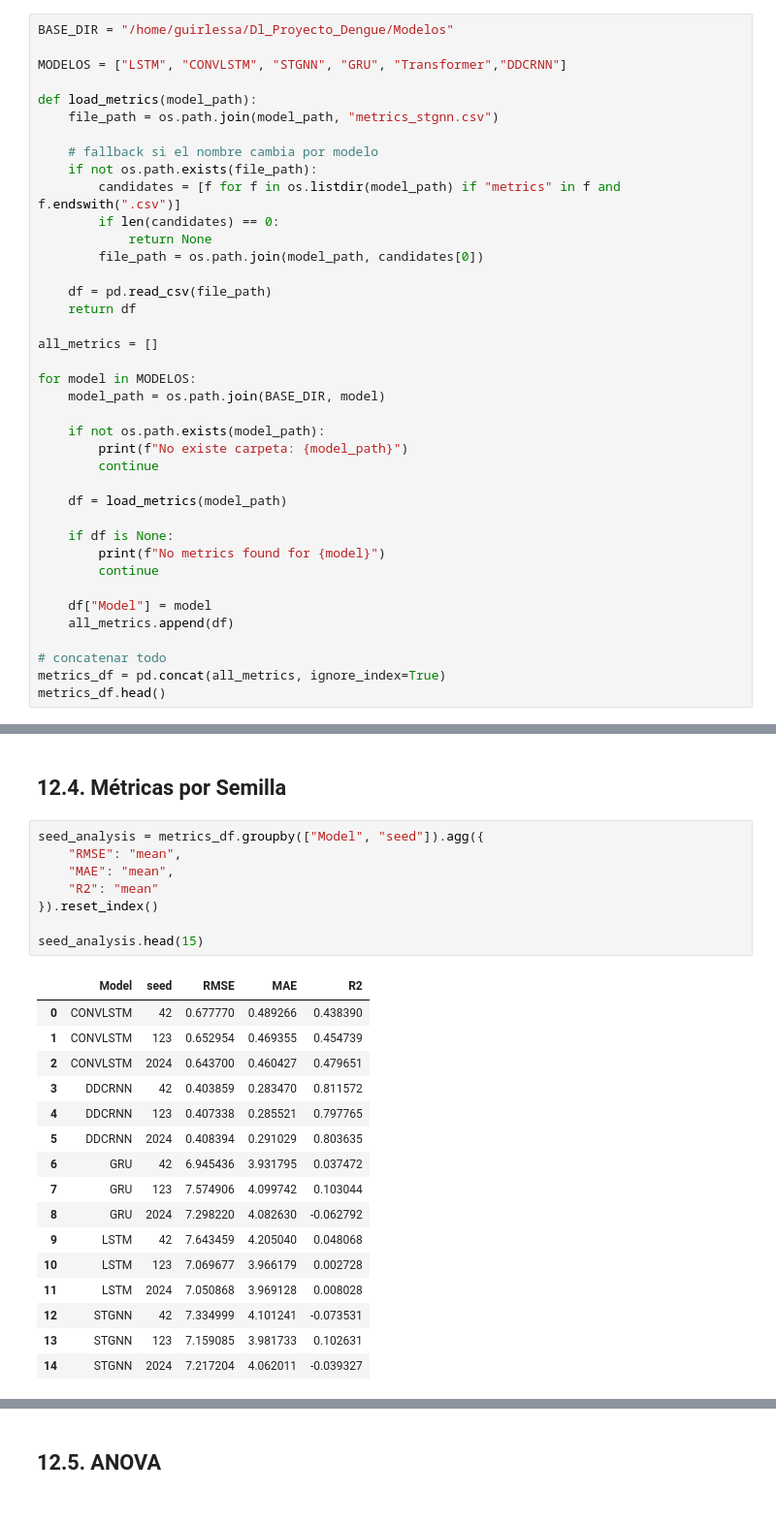
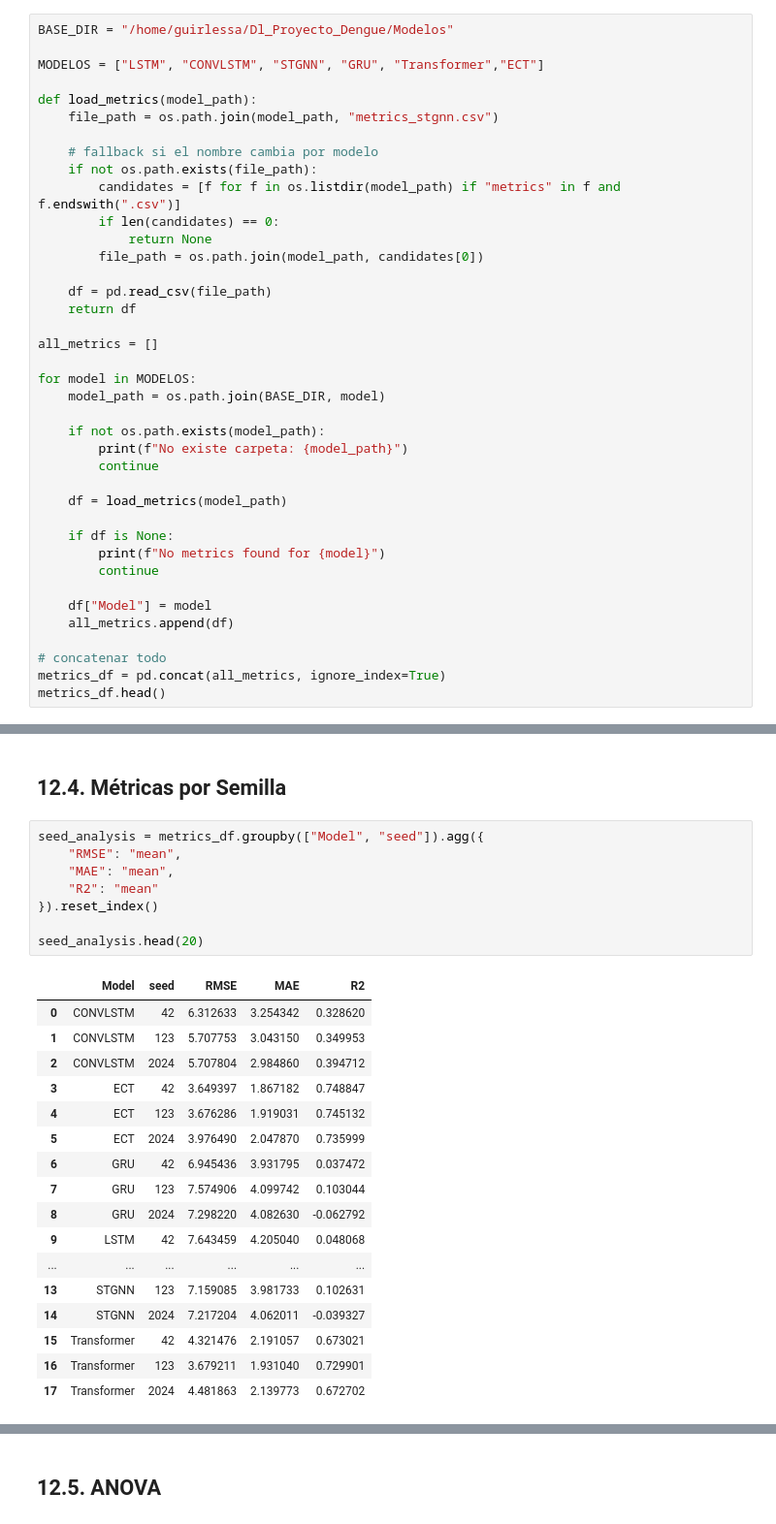
Before and after one commit to GuirlessaDeLaHoz/Proyecto_Final_Deep_Learning, a Jupyter notebook: 12_Comparación_Final.ipynb, the cells around one changed output, grey strips where cells are left out. Shown at 97% size. Drawn from its saved outputs; the diff is of its cells as text.

```diff
--- a/12_Comparación_Final.ipynb
+++ b/12_Comparación_Final.ipynb
@@ -18,7 +18,7 @@ from itertools import combinations
 # %%
 BASE_DIR = "/home/guirlessa/Dl_Proyecto_Dengue/Modelos"
 
-MODELOS = ["LSTM", "CONVLSTM", "STGNN", "GRU", "Transformer","DDCRNN"]
+MODELOS = ["LSTM", "CONVLSTM", "STGNN", "GRU", "Transformer","ECT"]
 
 def load_metrics(model_path):
     file_path = os.path.join(model_path, "metrics_stgnn.csv")
@@ -94,26 +104,27 @@ Los resultados obtenidos muestran que la arquitectura D-DCRNN alcanzó el mejor
 # %%
 seed_analysis = metrics_df.groupby(["Model", "seed"]).agg({
     "RMSE": "mean",
     "MAE": "mean",
     "R2": "mean"
 }).reset_index()
 
-seed_analysis.head(15)
+seed_analysis.head(20)
 # %% [output]
 |  | Model | seed | RMSE | MAE | R2 |
-| 0 | CONVLSTM | 42 | 0.677770 | 0.489266 | 0.438390 |
-| 1 | CONVLSTM | 123 | 0.652954 | 0.469355 | 0.454739 |
-| 2 | CONVLSTM | 2024 | 0.643700 | 0.460427 | 0.479651 |
-| 3 | DDCRNN | 42 | 0.403859 | 0.283470 | 0.811572 |
-| 4 | DDCRNN | 123 | 0.407338 | 0.285521 | 0.797765 |
-| 5 | DDCRNN | 2024 | 0.408394 | 0.291029 | 0.803635 |
+| 0 | CONVLSTM | 42 | 6.312633 | 3.254342 | 0.328620 |
+| 1 | CONVLSTM | 123 | 5.707753 | 3.043150 | 0.349953 |
+| 2 | CONVLSTM | 2024 | 5.707804 | 2.984860 | 0.394712 |
+| 3 | ECT | 42 | 3.649397 | 1.867182 | 0.748847 |
+| 4 | ECT | 123 | 3.676286 | 1.919031 | 0.745132 |
+| 5 | ECT | 2024 | 3.976490 | 2.047870 | 0.735999 |
 | 6 | GRU | 42 | 6.945436 | 3.931795 | 0.037472 |
 | 7 | GRU | 123 | 7.574906 | 4.099742 | 0.103044 |
 | 8 | GRU | 2024 | 7.298220 | 4.082630 | -0.062792 |
 | 9 | LSTM | 42 | 7.643459 | 4.205040 | 0.048068 |
-| 10 | LSTM | 123 | 7.069677 | 3.966179 | 0.002728 |
-| 11 | LSTM | 2024 | 7.050868 | 3.969128 | 0.008028 |
-| 12 | STGNN | 42 | 7.334999 | 4.101241 | -0.073531 |
+| ... | ... | ... | ... | ... | ... |
 | 13 | STGNN | 123 | 7.159085 | 3.981733 | 0.102631 |
 | 14 | STGNN | 2024 | 7.217204 | 4.062011 | -0.039327 |
+| 15 | Transformer | 42 | 4.321476 | 2.191057 | 0.673021 |
+| 16 | Transformer | 123 | 3.679211 | 1.931040 | 0.729901 |
+| 17 | Transformer | 2024 | 4.481863 | 2.139773 | 0.672702 |
 # %% [markdown]
```
Also changed, not shown: parts of 31 cells of this notebook, 44 other files.
